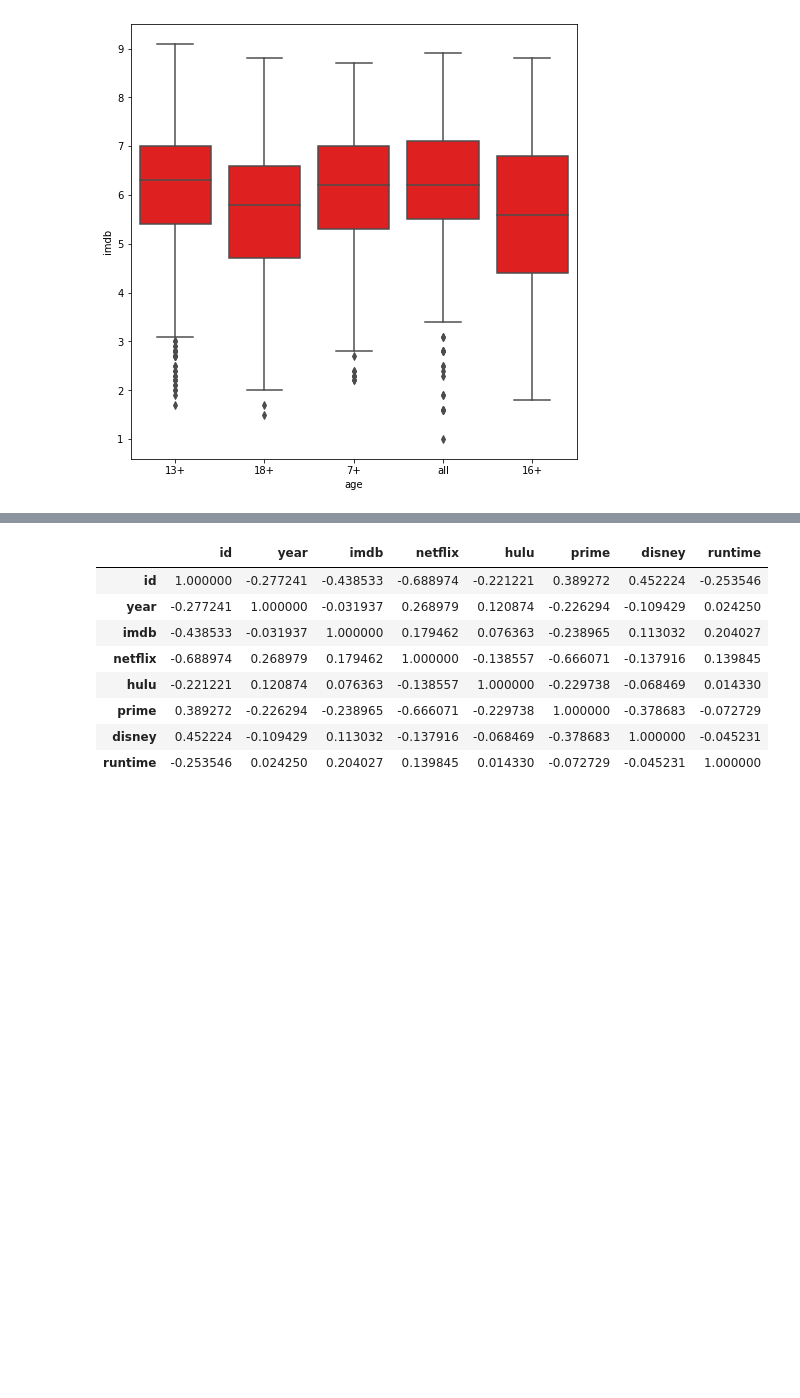
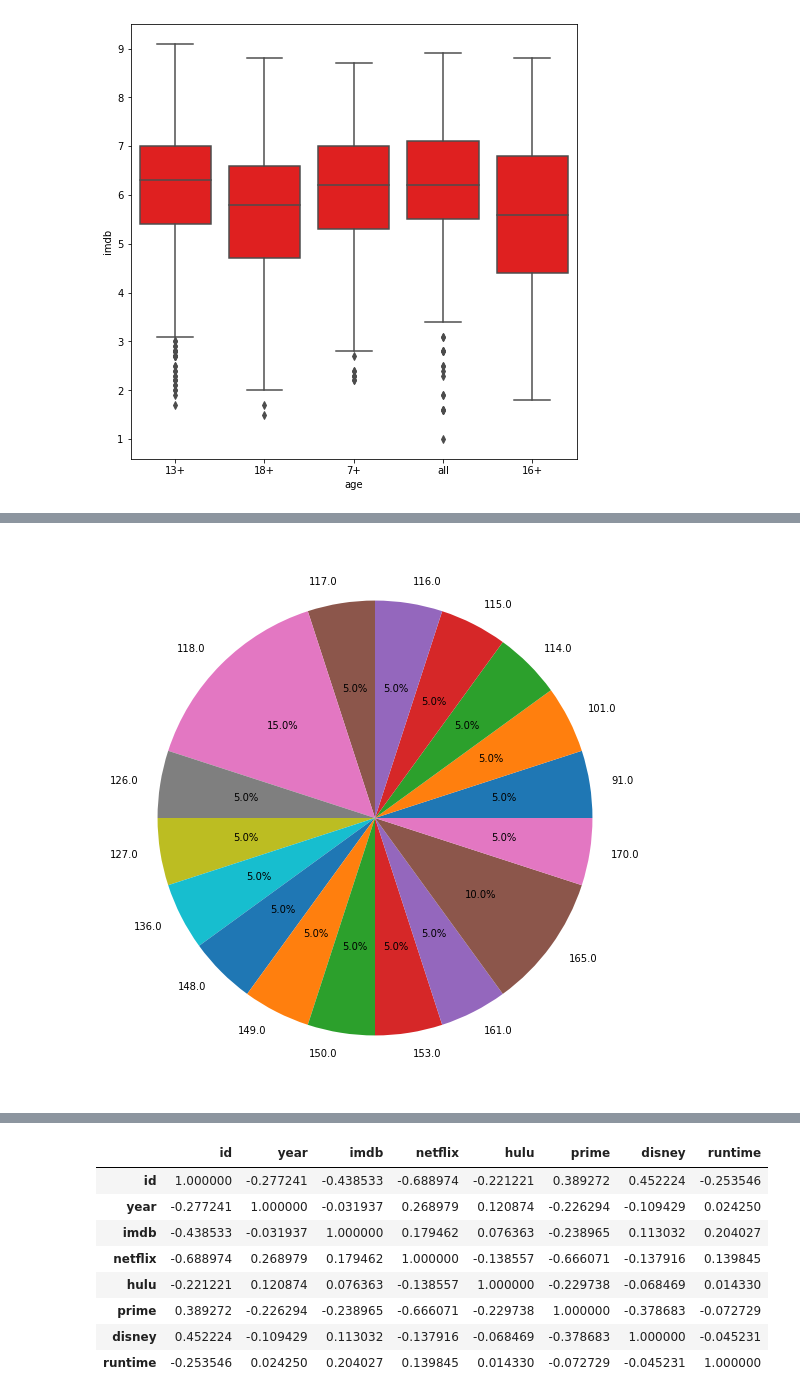
Before and after one commit to gnutzmann/movies-recommended, a Jupyter notebook: movies_imdb_regression.ipynb, the cells around one changed output, grey strips where cells are left out. Drawn from its saved outputs; the diff is of its cells as text; code cells hidden in the pictures; blank space fills up the shorter version.

```diff
--- a/movies_imdb_regression.ipynb
+++ b/movies_imdb_regression.ipynb
@@ -327,0 +345,13 @@ sns.boxplot(x='age',y='imdb',data=explDf,color='r')
+# %%
+#GRÁFICO PIZZA: REPRESENTAÇÃO % RUNTIME
+
+fig = plt.figure(figsize=(10,10))
+
+data = ds_run_lang.groupby(['runtime'])['directors'].count()
+plt.pie(data, labels=data.index, autopct='%1.1f%%')
+
+plt.show()
+
+# Pela análise do gráfico abaixo, é possível verificar que 25% dos filmes possuem um tempo de duração de 2 horas.
+# %% [output]
+[figure, added]
```
Also changed, not shown: parts of 13 cells of this notebook.
